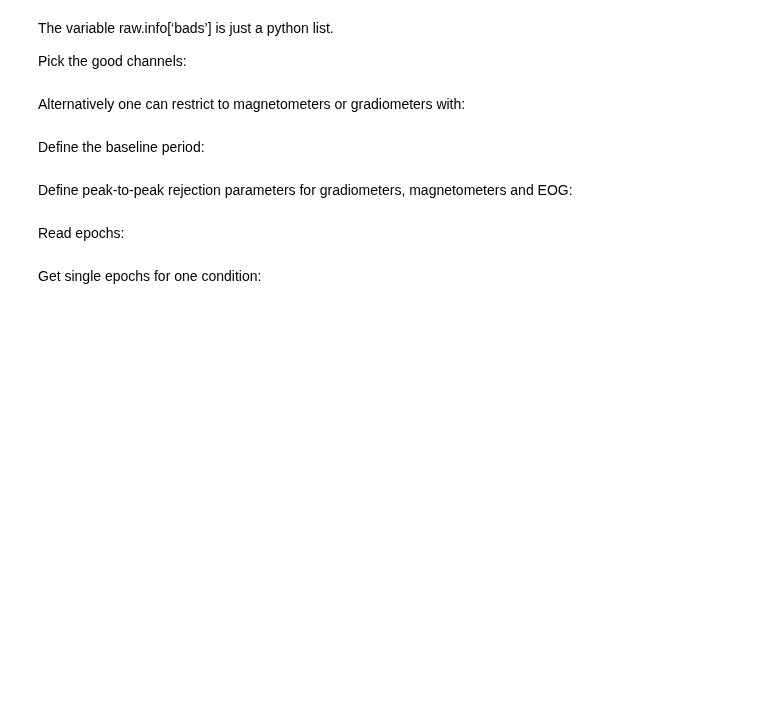
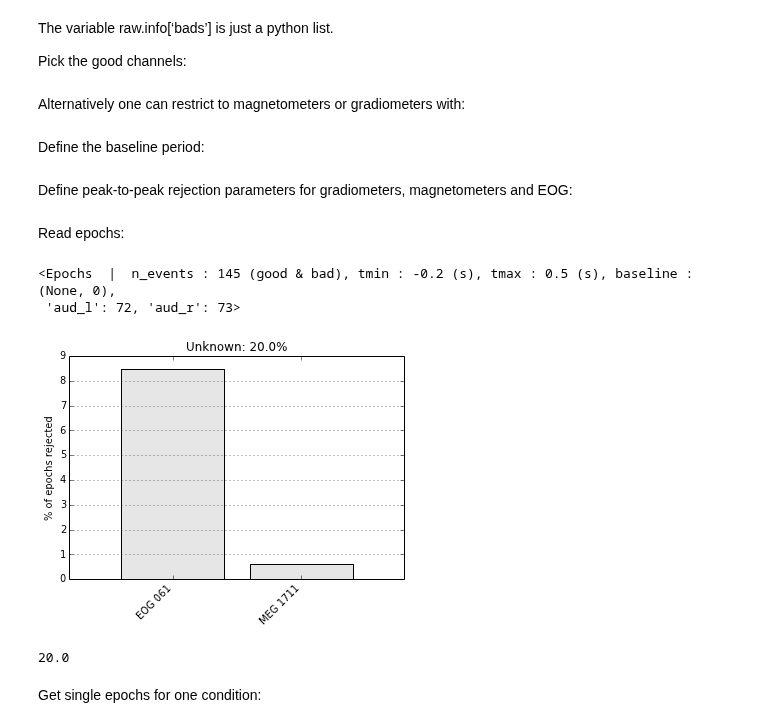
Before and after one commit to mne-tools/mne-python-notebooks, a Jupyter notebook: 1-MNE_from_raw_to_epochs_evoked.ipynb, the cells around one changed output. Saved outputs shown, nothing was run; the diff lists cells and outputs as text; code cells hidden in the pictures; blank space fills up the shorter version.

```diff
--- a/1-MNE_from_raw_to_epochs_evoked.ipynb
+++ b/1-MNE_from_raw_to_epochs_evoked.ipynb
@@ -266,9 +260,21 @@ reject = dict(grad=4000e-13, mag=4e-12, eog=150e-6)
 Read epochs:
 # %%
 reject = dict(mag=4e-12, eog=150e-6)
-picks = mne.pick_types(raw.info, meg='mag', eog=True, exclude=[])
+picks = mne.pick_types(raw.info, meg=True, eog=True, exclude=[])
 epochs = mne.Epochs(raw, events, event_id, tmin, tmax, proj=True,
                     picks=picks, baseline=baseline, reject=reject)
+print epochs
+# %% [output]
+<Epochs  |  n_events : 145 (good & bad), tmin : -0.2 (s), tmax : 0.5 (s), baseline : (None, 0),
+ 'aud_l': 72, 'aud_r': 73>
+# %%
+epochs.drop_bad_epochs()
+#print epochs.drop_log
+epochs.plot_drop_log()
+#print events[epochs.selection]
+# %% [output]
+[figure, added]
+20.0
 # %%
 evoked = epochs.average()
 # %% [markdown]
```
Also changed, not shown: parts of 25 cells of this notebook, 2 other files.
